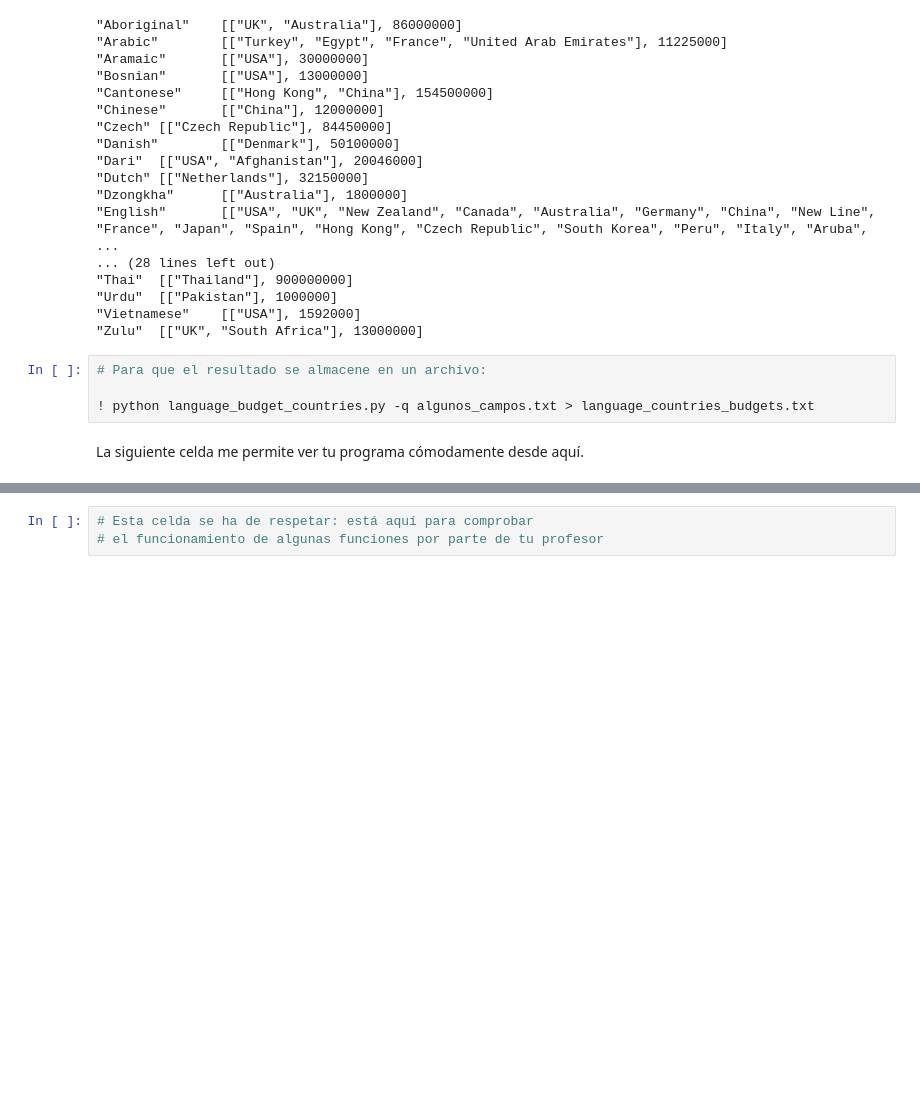
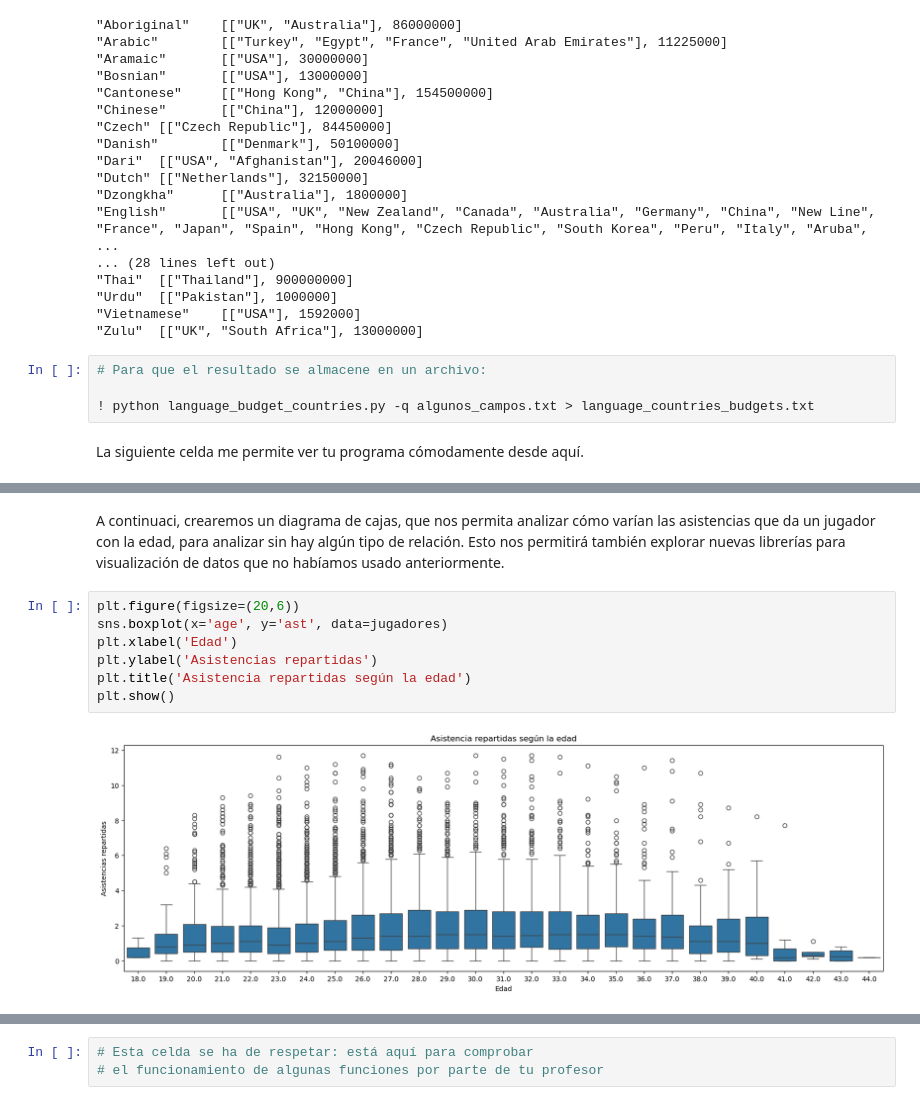
Before and after one commit to hugogs02/EntregasMaster, a Jupyter notebook: 01. Python/movies_02_entrega.ipynb, the cells around one changed output, grey strips where cells are left out. Cells and saved outputs as stored; diff of their text form; blank space fills up the shorter version.

```diff
--- a/01. Python/movies_02_entrega.ipynb
+++ b/01. Python/movies_02_entrega.ipynb
@@ -1019,0 +1145,11 @@ Tras eliminar el párrafo anterior, en verde, sustituye éste por tu enunciado,
+# %% [markdown]
+A continuaci, crearemos un diagrama de cajas, que nos permita analizar cómo varían las asistencias que da un jugador con la edad, para analizar sin hay algún tipo de relación. Esto nos permitirá también explorar nuevas librerías para visualización de datos que no habíamos usado anteriormente.
+# %%
+plt.figure(figsize=(20,6))
+sns.boxplot(x='age', y='ast', data=jugadores)
+plt.xlabel('Edad')
+plt.ylabel('Asistencias repartidas')
+plt.title('Asistencia repartidas según la edad')
+plt.show()
+# %% [output]
+[figure, added]
```
Also changed, not shown: parts of 32 cells of this notebook, 3 other files.
